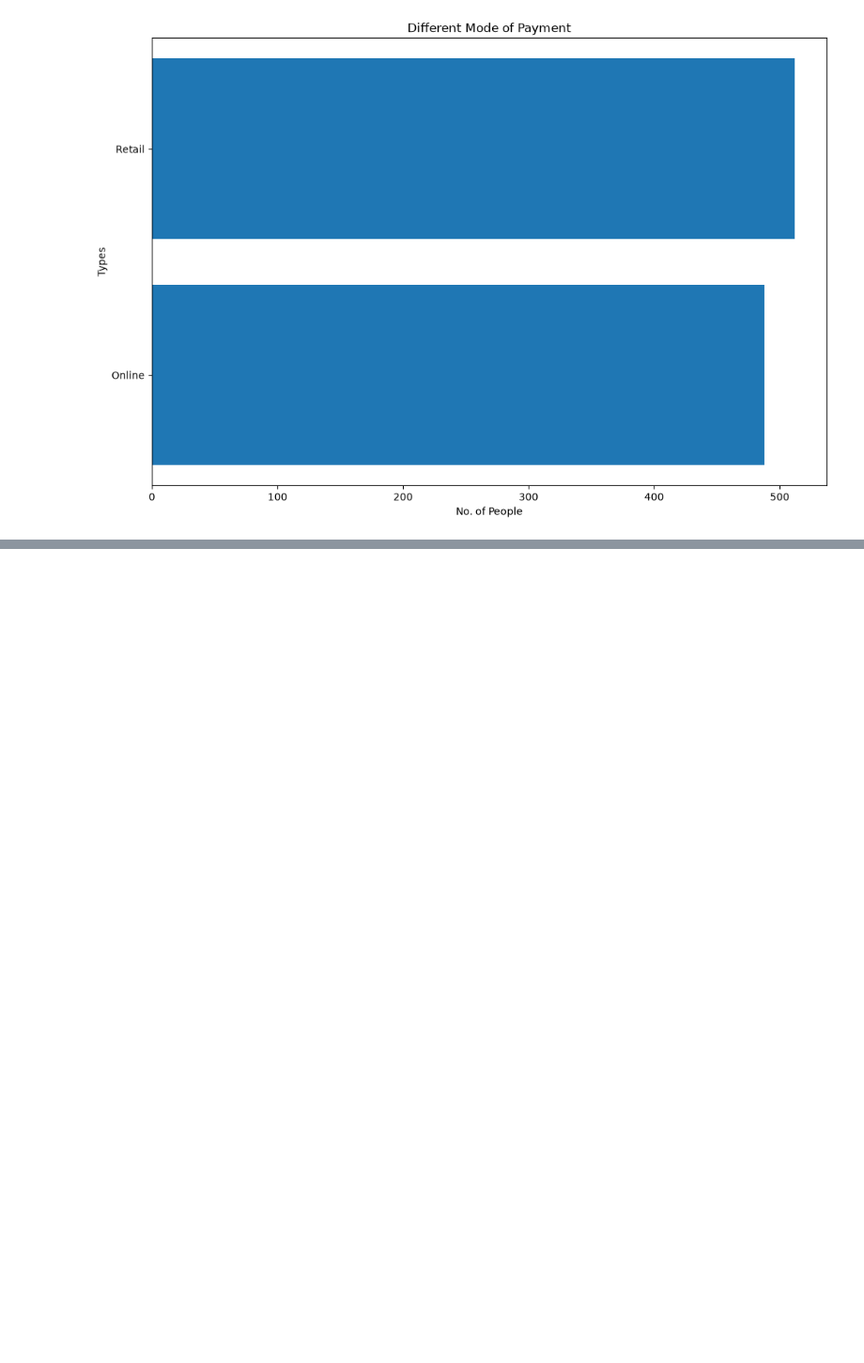
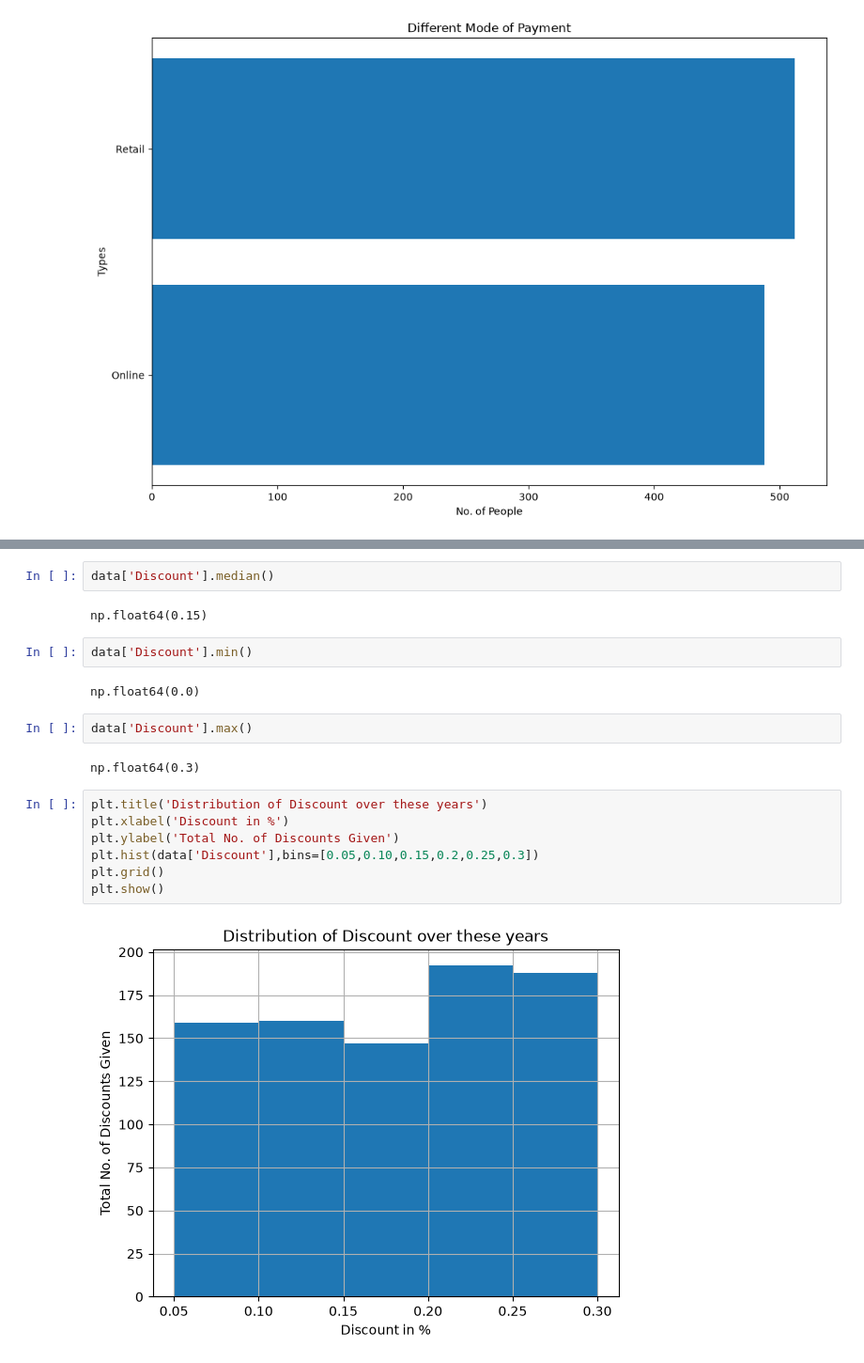
Before and after one commit to ashishsingh200/GEN-AI-COURSES, a Jupyter notebook: Assignments/GEN AI Assignment-11(ASHISH)/Tasks_sol.ipynb, the cells around one changed output, grey strips where cells are left out. Shown at 94% size. Saved outputs shown, nothing was run; the diff lists cells and outputs as text; blank space fills up the shorter version.

```diff
--- a/Assignments/GEN AI Assignment-11(ASHISH)/Tasks_sol.ipynb
+++ b/Assignments/GEN AI Assignment-11(ASHISH)/Tasks_sol.ipynb
@@ -172,0 +300,21 @@ Name: count, dtype: int64
+# %%
+data['Discount'].median()
+# %% [output]
+np.float64(0.15)
+# %%
+data['Discount'].min()
+# %% [output]
+np.float64(0.0)
+# %%
+data['Discount'].max()
+# %% [output]
+np.float64(0.3)
+# %%
+plt.title('Distribution of Discount over these years')
+plt.xlabel('Discount in %')
+plt.ylabel('Total No. of Discounts Given')
+plt.hist(data['Discount'],bins=[0.05,0.10,0.15,0.2,0.25,0.3])
+plt.grid()
+plt.show()
+# %% [output]
+[figure, added]
```
Also changed, not shown: parts of 22 cells of this notebook, 4 other files.
